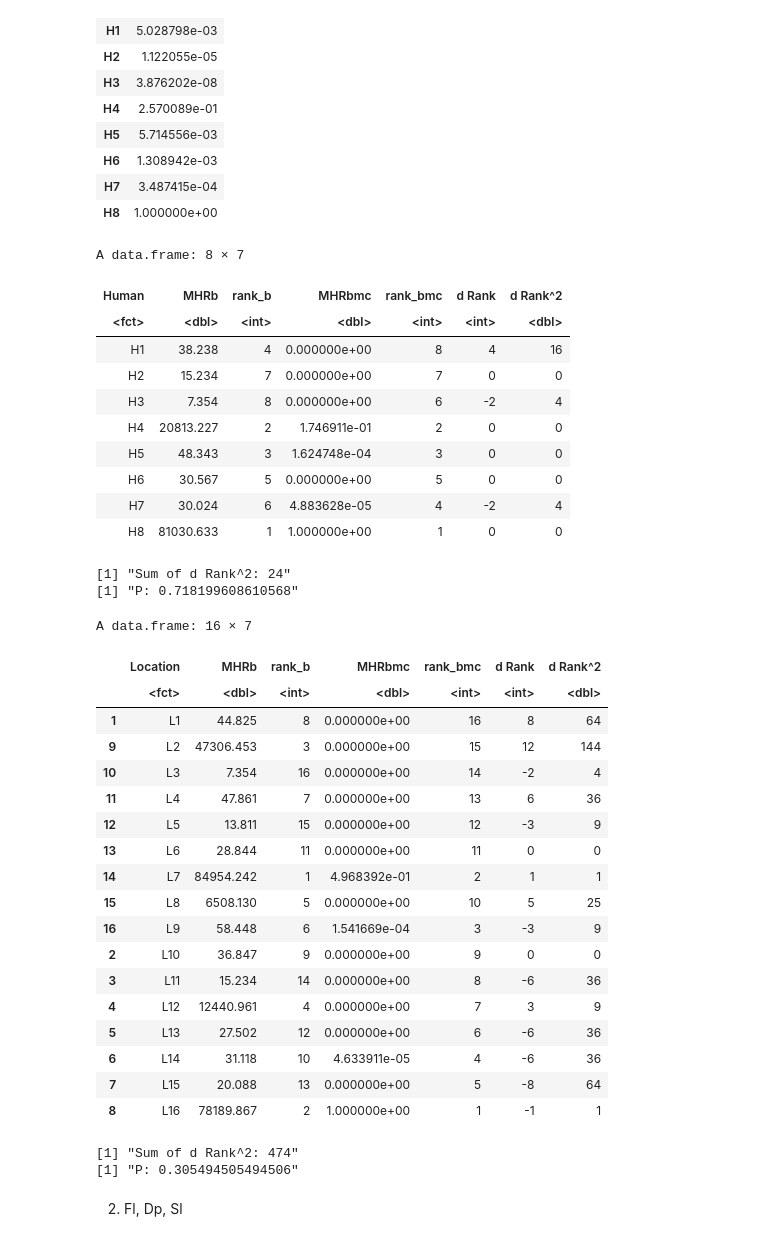
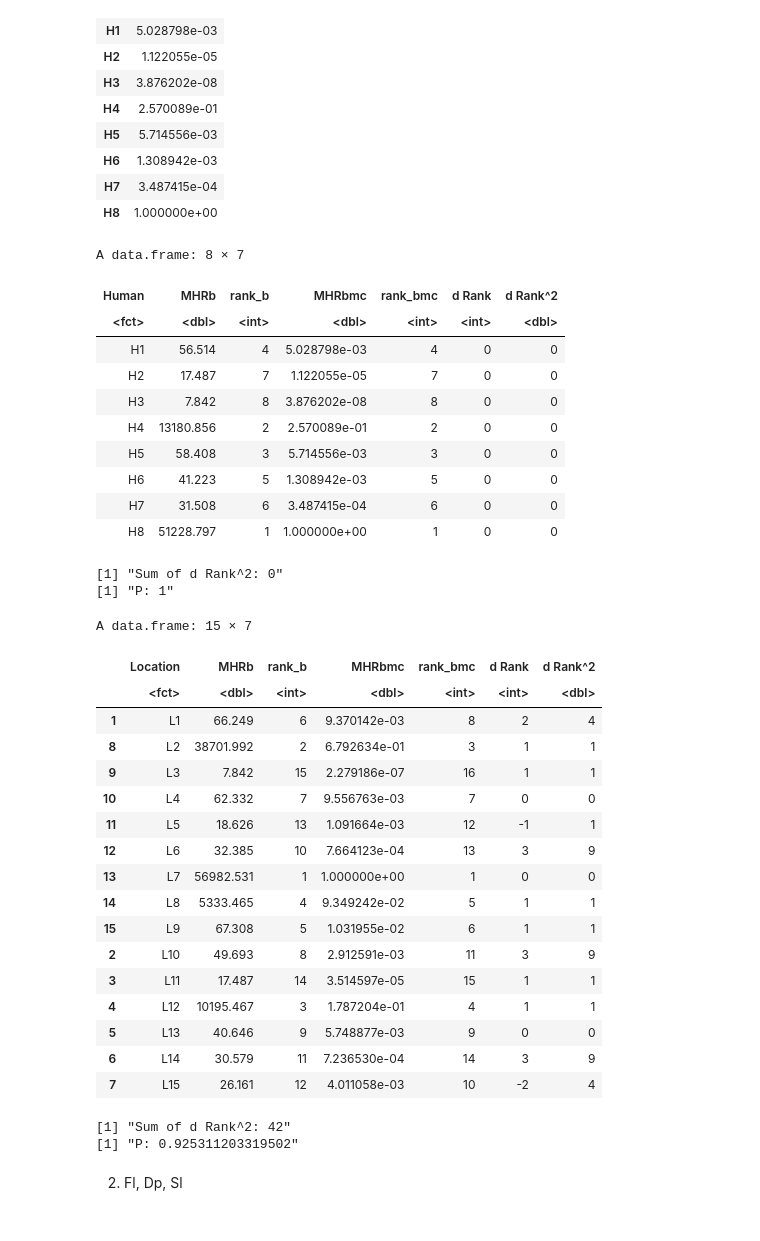
Before and after one commit to ludwigHoon/BPTNW, a Jupyter notebook: Bipartite Network Modelling for Measles Hotspot Detection.ipynb, the cells around one changed output. Cells and saved outputs as stored; diff of their text form; code cells hidden in the pictures.

Commit message:
added results

```diff
--- a/Bipartite Network Modelling for Measles Hotspot Detection.ipynb
+++ b/Bipartite Network Modelling for Measles Hotspot Detection.ipynb
@@ -1771,8 +1803,8 @@ locationRank$rank_bmc[order.MHRb] <- nrow(locationRank):1
 #locationRank
 
 ####
-uci_human <- read.csv('UCI_Auth.csv') #Replace here
-uci_location <- read.csv('UCI_Hub.csv') # Replace here
+uci_human <- read.csv('c_result/authority_wDu.csv') #Replace here
+uci_location <- read.csv('c_result/hub_wDu.csv') # Replace here
 names(uci_human)<-c("Human", "MHRb")
 names(uci_location)<-c("Location", "MHRb")
 
@@ -1908,8 +1940,8 @@ locationRank$rank_bmc[order.MHRb] <- nrow(locationRank):1
 #locationRank
 
 ####
-uci_human <- read.csv('UCI_Auth.csv') #Replace here
-uci_location <- read.csv('UCI_Hub.csv') # Replace here
+uci_human <- read.csv('c_result/authority_wV.csv') #Replace here
+uci_location <- read.csv('c_result/hub_wV.csv') # Replace here
 names(uci_human)<-c("Human", "MHRb")
 names(uci_location)<-c("Location", "MHRb")
 
@@ -2045,8 +2077,8 @@ locationRank$rank_bmc[order.MHRb] <- nrow(locationRank):1
 #locationRank
 
 ####
-uci_human <- read.csv('UCI_Auth.csv') #Replace here
-uci_location <- read.csv('UCI_Hub.csv') # Replace here
+uci_human <- read.csv('c_result/authority_wAs.csv') #Replace here
+uci_location <- read.csv('c_result/hub_wAs.csv') # Replace here
 names(uci_human)<-c("Human", "MHRb")
 names(uci_location)<-c("Location", "MHRb")
 
@@ -2182,8 +2214,8 @@ locationRank$rank_bmc[order.MHRb] <- nrow(locationRank):1
 #locationRank
 
 ####
-uci_human <- read.csv('UCI_Auth.csv') #Replace here
-uci_location <- read.csv('UCI_Hub.csv') # Replace here
+uci_human <- read.csv('c_result/authority_wP.csv') #Replace here
+uci_location <- read.csv('c_result/hub_wP.csv') # Replace here
 names(uci_human)<-c("Human", "MHRb")
 names(uci_location)<-c("Location", "MHRb")
 
@@ -2323,70 +2355,69 @@ locationRank$rank_bmc[order.MHRb] <- nrow(locationRank):1
 #locationRank
 
 ####
-uci_human <- read.csv('UCI_Auth.csv') #Replace here
-uci_location <- read.csv('UCI_Hub.csv') # Replace here
+uci_human <- read.csv('c_result/authority_wLMO1.csv') #Replace here
+uci_location <- read.csv('c_result/hub_wLMO1.csv') # Replace here
 names(uci_human)<-c("Human", "MHRb")
 names(uci_location)<-c("Location", "MHRb")
 
 #Human UCI
 uci_human$rank_b <- NA
 order.MHRb<-order(uci_human$MHRb)
 uci_human$rank_b[order.MHRb] <- nrow(uci_human):1
 #uci_human
 
 #Location UCI
 uci_location$rank_b <- NA
 order.MHRb<-order(uci_location$MHRb)
 uci_location$rank_b[order.MHRb] <- nrow(uci_location):1
 #uci_location
 
 human_compare_2 <- merge(uci_human, humanRank, by='Human')
 location_compare_2 <- merge(uci_location, locationRank, by='Location')
 human_compare_2$`d Rank` <- human_compare_2$rank_bmc - human_compare_2$rank_b
 location_compare_2$`d Rank` <- location_compare_2$rank_bmc - location_compare_2$rank_b
 human_compare_2$`d Rank^2` <- (human_compare_2$`d Rank`)^2
 location_compare_2$`d Rank^2` <- (location_compare_2$`d Rank`)^2
 human_compare_2
 print(paste("Sum of d Rank^2:",sum(human_compare_2$`d Rank^2`)))
 print(paste("P:",1-((6*sum(human_compare_2$`d Rank^2`))/(nrow(human_compare_2)*nrow(human_compare_2)**2-1))  ))
 location_compare_2[order(as.numeric(gsub("L","", location_compare_2$Location))),]
 print(paste("Sum of d Rank^2:",sum(location_compare_2$`d Rank^2`)))
 print(paste("P:",1-((6*sum(location_compare_2$`d Rank^2`))/(nrow(location_compare_2)*nrow(location_compare_2)**2-1))  ))
 # %% [output]
 A data.frame: 8 × 7
 | Human | MHRb | rank_b | MHRbmc | rank_bmc | d Rank | d Rank^2 |
 | <fct> | <dbl> | <int> | <dbl> | <int> | <int> | <dbl> |
-| H1 | 38.238 | 4 | 0.000000e+00 | 8 | 4 | 16 |
-| H2 | 15.234 | 7 | 0.000000e+00 | 7 | 0 | 0 |
-| H3 | 7.354 | 8 | 0.000000e+00 | 6 | -2 | 4 |
-| H4 | 20813.227 | 2 | 1.746911e-01 | 2 | 0 | 0 |
-| H5 | 48.343 | 3 | 1.624748e-04 | 3 | 0 | 0 |
-| H6 | 30.567 | 5 | 0.000000e+00 | 5 | 0 | 0 |
-| H7 | 30.024 | 6 | 4.883628e-05 | 4 | -2 | 4 |
-| H8 | 81030.633 | 1 | 1.000000e+00 | 1 | 0 | 0 |
+| H1 | 56.514 | 4 | 5.028798e-03 | 4 | 0 | 0 |
+| H2 | 17.487 | 7 | 1.122055e-05 | 7 | 0 | 0 |
+| H3 | 7.842 | 8 | 3.876202e-08 | 8 | 0 | 0 |
+| H4 | 13180.856 | 2 | 2.570089e-01 | 2 | 0 | 0 |
+| H5 | 58.408 | 3 | 5.714556e-03 | 3 | 0 | 0 |
+| H6 | 41.223 | 5 | 1.308942e-03 | 5 | 0 | 0 |
+| H7 | 31.508 | 6 | 3.487415e-04 | 6 | 0 | 0 |
+| H8 | 51228.797 | 1 | 1.000000e+00 | 1 | 0 | 0 |
-[1] "Sum of d Rank^2: 24"
-[1] "P: 0.718199608610568"
+[1] "Sum of d Rank^2: 0"
+[1] "P: 1"
-A data.frame: 16 × 7
+A data.frame: 15 × 7
 |  | Location | MHRb | rank_b | MHRbmc | rank_bmc | d Rank | d Rank^2 |
 |  | <fct> | <dbl> | <int> | <dbl> | <int> | <int> | <dbl> |
-| 1 | L1 | 44.825 | 8 | 0.000000e+00 | 16 | 8 | 64 |
-| 9 | L2 | 47306.453 | 3 | 0.000000e+00 | 15 | 12 | 144 |
-| 10 | L3 | 7.354 | 16 | 0.000000e+00 | 14 | -2 | 4 |
-| 11 | L4 | 47.861 | 7 | 0.000000e+00 | 13 | 6 | 36 |
-| 12 | L5 | 13.811 | 15 | 0.000000e+00 | 12 | -3 | 9 |
-| 13 | L6 | 28.844 | 11 | 0.000000e+00 | 11 | 0 | 0 |
-| 14 | L7 | 84954.242 | 1 | 4.968392e-01 | 2 | 1 | 1 |
-| 15 | L8 | 6508.130 | 5 | 0.000000e+00 | 10 | 5 | 25 |
-| 16 | L9 | 58.448 | 6 | 1.541669e-04 | 3 | -3 | 9 |
-| 2 | L10 | 36.847 | 9 | 0.000000e+00 | 9 | 0 | 0 |
-| 3 | L11 | 15.234 | 14 | 0.000000e+00 | 8 | -6 | 36 |
-| 4 | L12 | 12440.961 | 4 | 0.000000e+00 | 7 | 3 | 9 |
-| 5 | L13 | 27.502 | 12 | 0.000000e+00 | 6 | -6 | 36 |
-| 6 | L14 | 31.118 | 10 | 4.633911e-05 | 4 | -6 | 36 |
-| 7 | L15 | 20.088 | 13 | 0.000000e+00 | 5 | -8 | 64 |
-| 8 | L16 | 78189.867 | 2 | 1.000000e+00 | 1 | -1 | 1 |
+| 1 | L1 | 66.249 | 6 | 9.370142e-03 | 8 | 2 | 4 |
+| 8 | L2 | 38701.992 | 2 | 6.792634e-01 | 3 | 1 | 1 |
+| 9 | L3 | 7.842 | 15 | 2.279186e-07 | 16 | 1 | 1 |
+| 10 | L4 | 62.332 | 7 | 9.556763e-03 | 7 | 0 | 0 |
+| 11 | L5 | 18.626 | 13 | 1.091664e-03 | 12 | -1 | 1 |
+| 12 | L6 | 32.385 | 10 | 7.664123e-04 | 13 | 3 | 9 |
+| 13 | L7 | 56982.531 | 1 | 1.000000e+00 | 1 | 0 | 0 |
+| 14 | L8 | 5333.465 | 4 | 9.349242e-02 | 5 | 1 | 1 |
+| 15 | L9 | 67.308 | 5 | 1.031955e-02 | 6 | 1 | 1 |
+| 2 | L10 | 49.693 | 8 | 2.912591e-03 | 11 | 3 | 9 |
+| 3 | L11 | 17.487 | 14 | 3.514597e-05 | 15 | 1 | 1 |
+| 4 | L12 | 10195.467 | 3 | 1.787204e-01 | 4 | 1 | 1 |
+| 5 | L13 | 40.646 | 9 | 5.748877e-03 | 9 | 0 | 0 |
+| 6 | L14 | 30.579 | 11 | 7.236530e-04 | 14 | 3 | 9 |
+| 7 | L15 | 26.161 | 12 | 4.011058e-03 | 10 | -2 | 4 |
-[1] "Sum of d Rank^2: 474"
-[1] "P: 0.305494505494506"
+[1] "Sum of d Rank^2: 42"
+[1] "P: 0.925311203319502"
 # %% [markdown]
 2. Fl, Dp, Sl
 # %%
```
Also changed, not shown: parts of 17 cells of this notebook, 37 other files.
